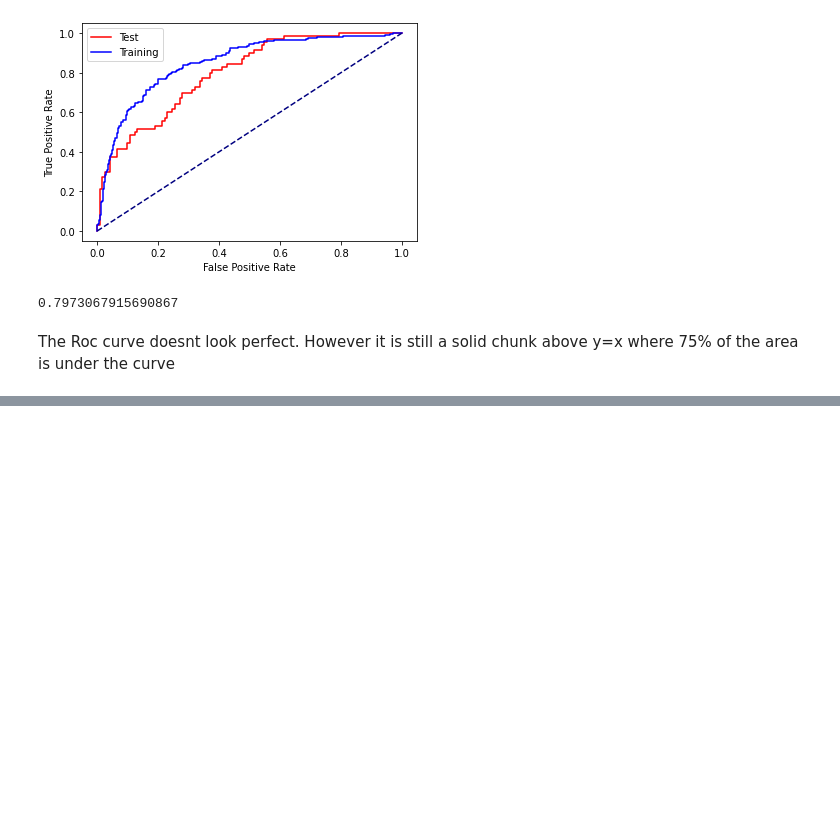
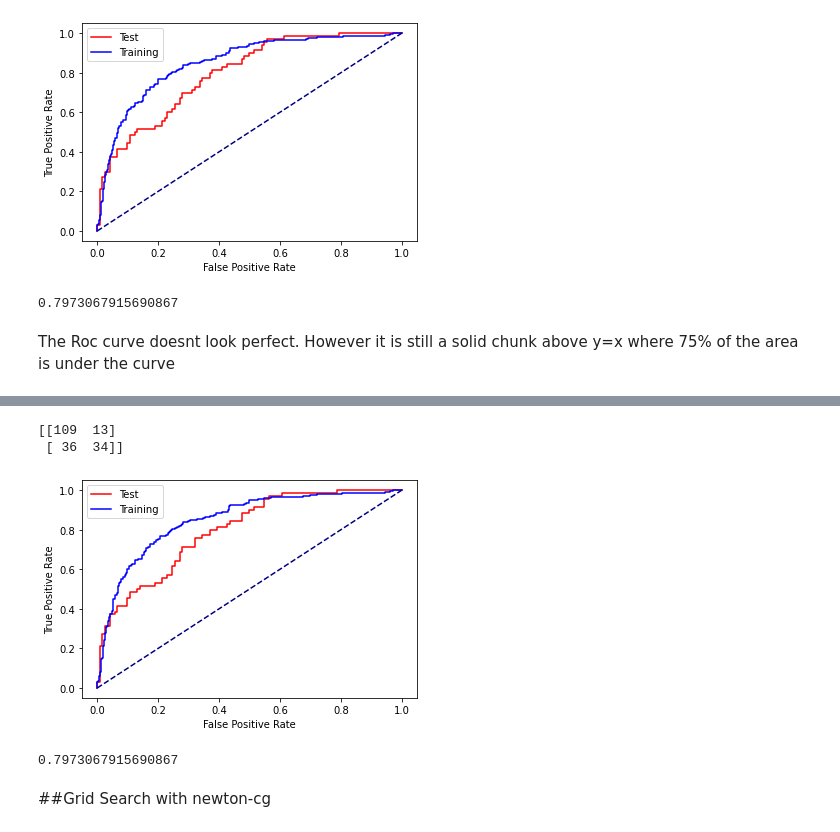
Before and after one commit to ed765super/Data602-Assignment-6, a Jupyter notebook: DATA602_Assignment_6.ipynb, the cells around one changed output, grey strips where cells are left out. Saved outputs shown, nothing was run; the diff lists cells and outputs as text; code cells hidden in the pictures; blank space fills up the shorter version.

```diff
--- a/DATA602_Assignment_6.ipynb
+++ b/DATA602_Assignment_6.ipynb
@@ -224,0 +312,25 @@ Since the dataset is really small, I will use cross-validation to determine what
+# %%
+from sklearn.base import BaseEstimator
+from sklearn.model_selection import GridSearchCV
+from sklearn.tree import DecisionTreeClassifier
+
+class DummyEstimator(BaseEstimator):
+        def fit(self): pass
+        def score(self): pass
+
+# Create a pipeline
+pipe = Pipeline([('clf', DummyEstimator())]) # Placeholder Estimator
+
+# Candidate learning algorithms and their hyperparameters
+search_space = [{'clf': [LogisticRegression()], # Actual Estimator
+               'clf__penalty': ['l1', 'l2'],
+               'clf__C': np.logspace(0, 4, 10)},
+
+               {'clf': [DecisionTreeClassifier()],  # Actual Estimator
+               'clf__criterion': ['gini', 'entropy']}]
+
+
+# Create grid search
+gs = GridSearchCV(pipe, search_space)
+# %%
+gs.fit(X_training, y_training)
@@ -224,0 +372,27 @@ Since the dataset is really small, I will use cross-validation to determine what
+# %%
+y_test_pred = gs.predict(X_test)
+
+print(confusion_matrix(y_test, y_test_pred))
+# %% [output]
+[[109  13]
+ [ 36  34]]
+# %%
+fpr_test, tpr_test = generate_roc(y_test, generate_probs(X_test, model = gs))
+fpr_train, tpr_train = generate_roc(y_training, generate_probs(X_training, model = gs))
+
+plt.plot(fpr_test, tpr_test,'-r')
+plt.plot(fpr_train, tpr_train,'-b')
+plt.xlabel('False Positive Rate')
+plt.ylabel('True Positive Rate')
+plt.legend(['Test','Training'])
+plt.plot([0, 1], [0, 1], color='navy', linestyle='--')
+plt.show()
+
+from sklearn.metrics import roc_auc_score
+
+print(roc_auc_score(y_test, generate_probs(X_test)))
+# %% [output]
+[figure, added]
+0.7973067915690867
+# %% [markdown]
+##Grid Search with newton-cg
```
Also changed, not shown: parts of 27 cells of this notebook.
